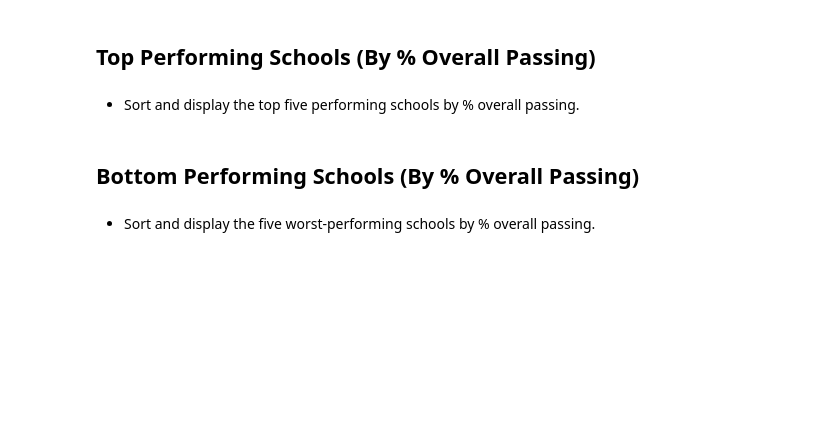
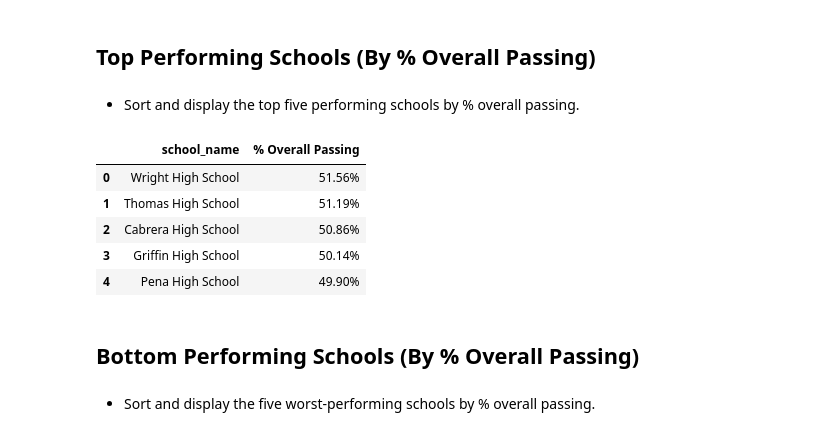
Before and after one commit to bay0624/City-Schools, a Jupyter notebook: CitySchools.ipynb, the cells around one changed output. Cells and saved outputs as stored; diff of their text form; code cells hidden in the pictures; blank space fills up the shorter version.

Commit message:
Add top five schools

```diff
--- a/CitySchools.ipynb
+++ b/CitySchools.ipynb
@@ -252,6 +252,21 @@ summary_schools
 ## Top Performing Schools (By % Overall Passing)
 # %% [markdown]
 * Sort and display the top five performing schools by % overall passing.
+# %%
+top_performing_schools = summary_schools.groupby(["% Overall Passing", "school_name"]).size().sort_values(ascending=False)
+top_performing_schools.to_frame()
+top_five_schools = top_performing_schools.reset_index()
+column_names = ["school_name", "% Overall Passing"]
+
+top_five_schools = top_five_schools.reindex(columns=column_names)
+top_five_schools.head()
+# %% [output]
+|  | school_name | % Overall Passing |
+| 0 | Wright High School | 51.56% |
+| 1 | Thomas High School | 51.19% |
+| 2 | Cabrera High School | 50.86% |
+| 3 | Griffin High School | 50.14% |
+| 4 | Pena High School | 49.90% |
 # %% [markdown]
 ## Bottom Performing Schools (By % Overall Passing)
 # %% [markdown]
```
Also changed, not shown: parts of 1 cell of this notebook.
